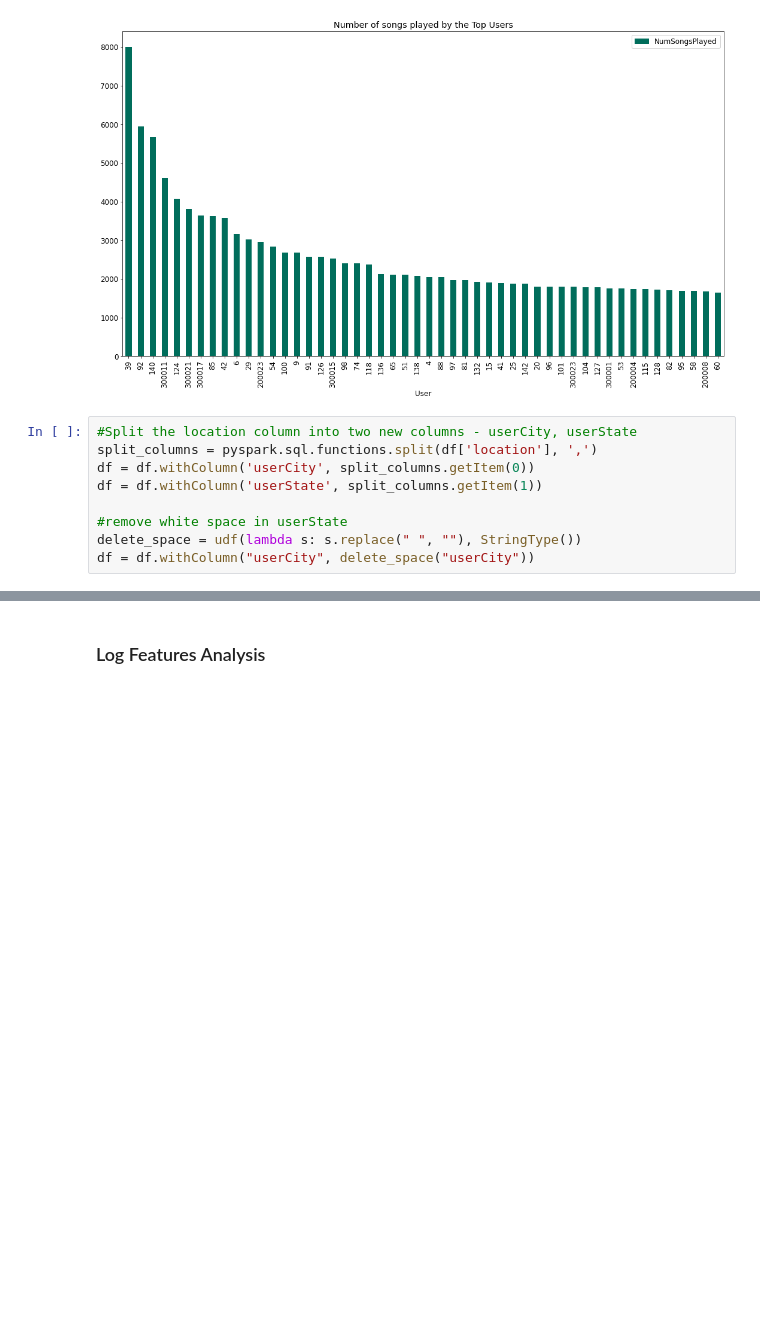
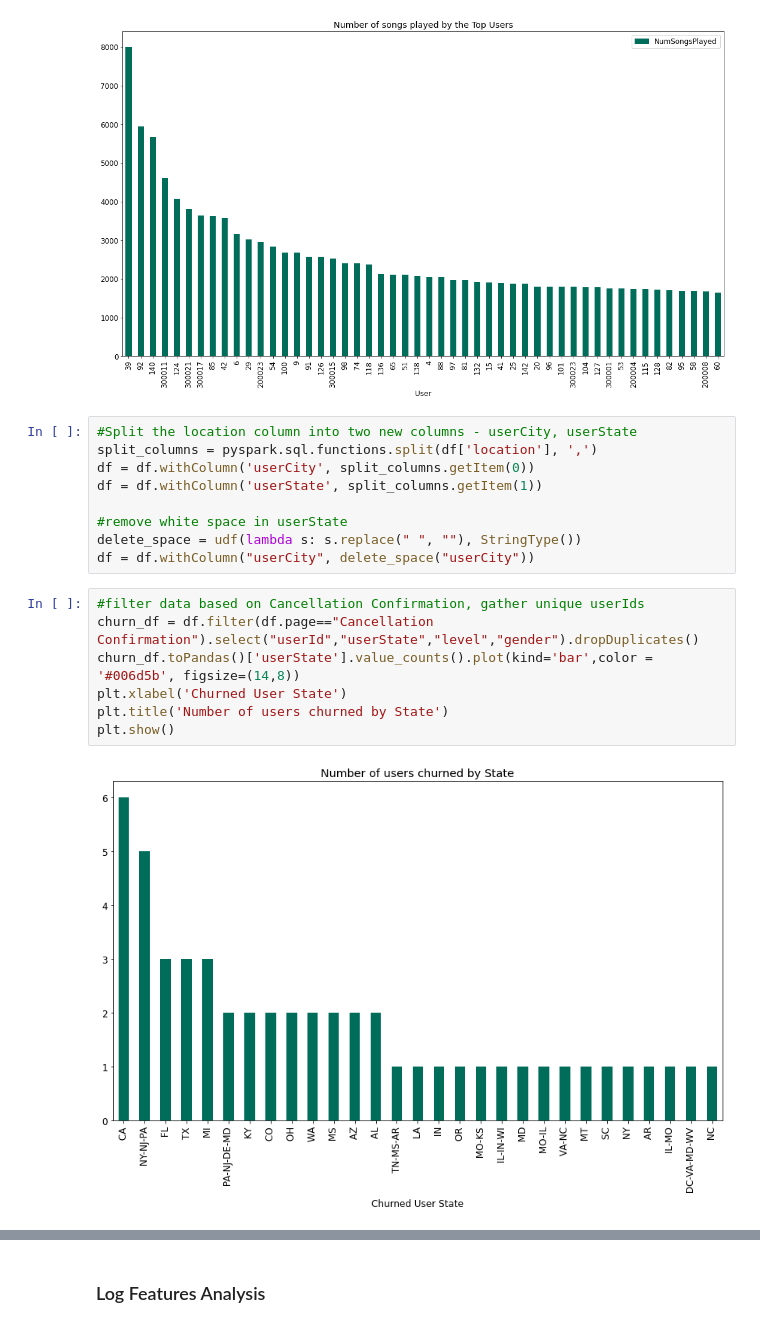
Before and after one commit to isakkabir/isakkabir-Customer-Churn-Prediction-Music-Streaming, a Jupyter notebook: CustomeChurnPrediction.ipynb, the cells around one changed output, grey strips where cells are left out. Drawn from its saved outputs; the diff is of its cells as text; blank space fills up the shorter version.

```diff
--- a/CustomeChurnPrediction.ipynb
+++ b/CustomeChurnPrediction.ipynb
@@ -362,3 +362,12 @@ df = df.withColumn('userState', split_columns.getItem(1))
 #remove white space in userState
 delete_space = udf(lambda s: s.replace(" ", ""), StringType())
 df = df.withColumn("userCity", delete_space("userCity"))
+# %%
+#filter data based on Cancellation Confirmation, gather unique userIds
+churn_df = df.filter(df.page=="Cancellation Confirmation").select("userId","userState","level","gender").dropDuplicates()
+churn_df.toPandas()['userState'].value_counts().plot(kind='bar',color = '#006d5b', figsize=(14,8))
+plt.xlabel('Churned User State')
+plt.title('Number of users churned by State')
+plt.show()
+# %% [output]
+[figure, added]
```
Also changed, not shown: parts of 6 cells of this notebook.
